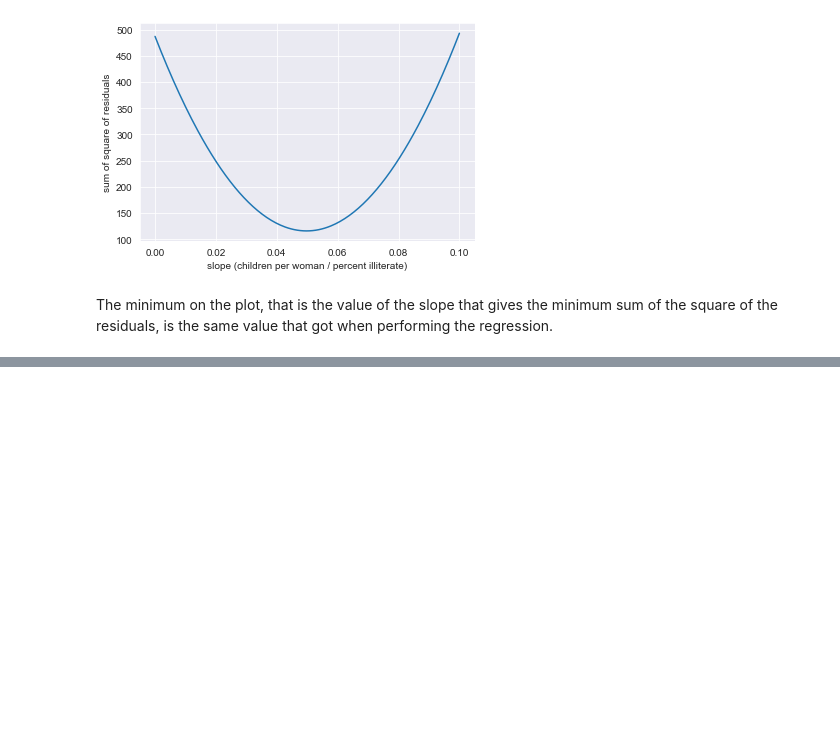
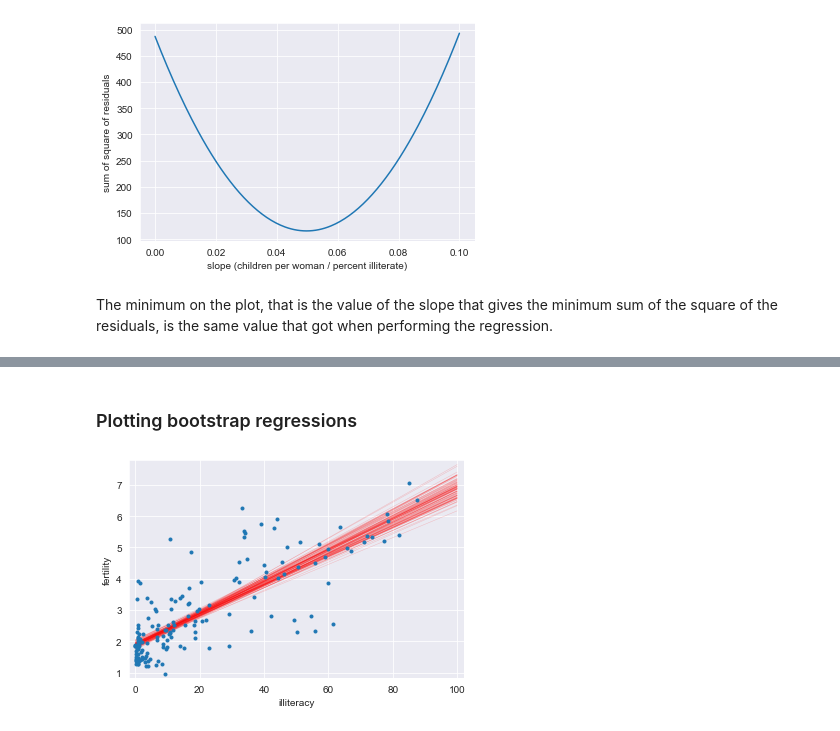
Before and after one commit to Ysbail/Statistics, a Jupyter notebook: female_literacy_and_fertility.ipynb, the cells around one changed output, grey strips where cells are left out. Drawn from its saved outputs; the diff is of its cells as text; code cells hidden in the pictures; blank space fills up the shorter version.

```diff
--- a/female_literacy_and_fertility.ipynb
+++ b/female_literacy_and_fertility.ipynb
@@ -65,0 +80,14 @@ The minimum on the plot, that is the value of the slope that gives the minimum s
+# %% [markdown]
+### Plotting bootstrap regressions
+# %%
+x = np.array([0,100])
+for i in range(100):
+    plt.plot(x, bs_slope_reps[i] * x + bs_intercept_reps[i], linewidth=0.5, alpha=0.2, color='red')
+
+plt.plot(illiteracy, fertility, marker='.', linestyle='none')
+plt.xlabel('illiteracy')
+plt.ylabel('fertility')
+plt.margins(0.02)
+plt.show()
+# %% [output]
+[figure, added]
```
Also changed, not shown: parts of 4 cells of this notebook.
